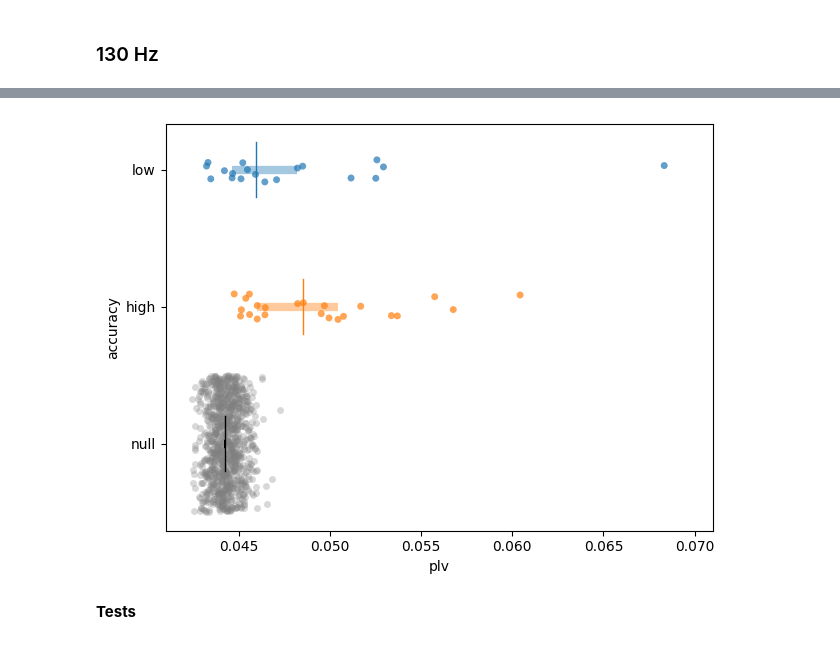
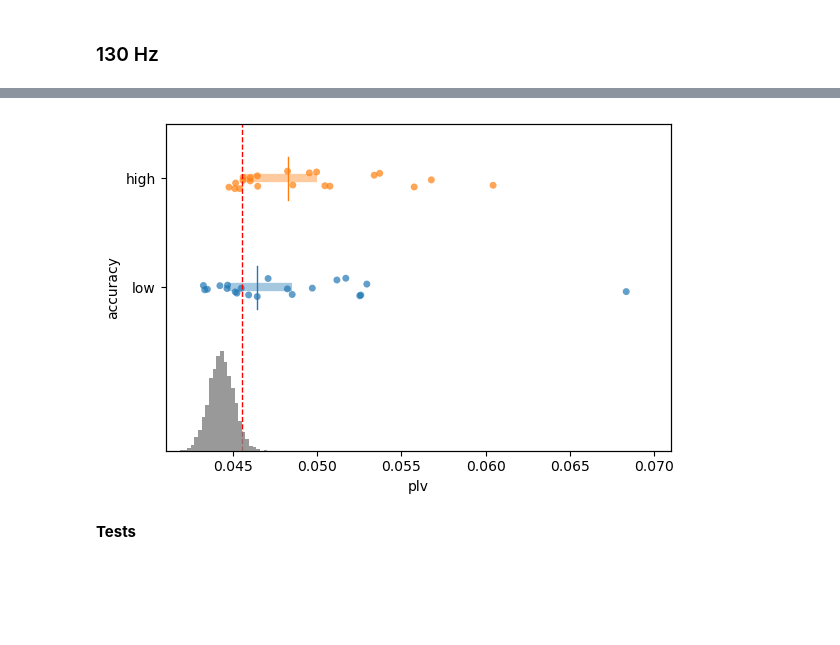
Before and after one commit to letitiayhho/tone-target-monitoring, a Jupyter notebook: analysis/plv.ipynb, the cells around one changed output, grey strips where cells are left out. Saved outputs shown, nothing was run; the diff lists cells and outputs as text; code cells hidden in the pictures; blank space fills up the shorter version.

Commit message:
Add PLV figs with his for null

```diff
--- a/analysis/plv.ipynb
+++ b/analysis/plv.ipynb
@@ -102,7 +88,8 @@ def cohens_r(n1, n2, z):
 # %%
 palette_tab10 = sns.color_palette("tab10", 10)
 # %%
-pd.read_csv('plvs-accuracy.csv')
+plvs = pd.read_csv('plvs-accuracy.csv')
+plvs
 # %% [output]
 |  | subj | stim_freq | draw | plv | accuracy | accuracy_group |
 | 0 | 7 | 130 | 1 | 0.030975 | 0.915718 | low |
@@ -159,41 +150,47 @@ high BCa 95% CI: [0.04602568] [0.05045459]
 0
 # %%
+fig, ax = plt.subplots(figsize=(6,4))
+
 # Plot
 plvs_130 = plvs[plvs.stim_freq == 130]
 plvs_130 = plvs_130.groupby(['subj', 'accuracy_group'], as_index=False)['plv'].mean()
 plvs_130 = pd.concat([plvs_130, null])
 
 sns.stripplot(
+    ax = ax,
     data=plvs_130[plvs_130.accuracy_group!="null"],
     x="plv", y="accuracy_group", hue="accuracy_group",
     palette={"low": palette_tab10[0], "high": palette_tab10[1]},
-    jitter=0.1, alpha = 0.7
+    jitter=0.1, alpha = 0.7,
 )
-sns.stripplot(
-    data=plvs_130[plvs_130.accuracy_group=="null"],
-    x="plv", y="accuracy_group",
-    jitter=0.5, color="gray", alpha = 0.3
-)
+ax.legend
+ax.set_ylim(-1.5, 1.5)
+ax.set_xlim(0.041, 0.071)
+ax.set_ylabel("accuracy")
+ax.legend_.remove()
+
+ax2 = ax.twinx()
+ax2.hist(plvs_130[plvs_130.accuracy_group=="null"].plv, alpha = 0.8, color = 'grey', bins = 26)
+ax2.set_ylim(0, 2000)
+ax2.set_yticks([])
+ax2.set_ylabel("")
 
 colors = [palette_tab10[0], palette_tab10[1], 'black']
 med = plvs_130.loc[plvs_130["accuracy_group"] == 'low', "plv"].median()
-plt.plot([med, med], [0-0.2, 0+0.2], color=colors[0], lw=1)
-plt.hlines(0, cis['low'][0], cis['low'][1], color=colors[0], linewidth=6, alpha = 0.4)
+ax.plot([med, med], [0-0.2, 0+0.2], color=colors[0], lw=1)
+ax.hlines(0, cis['low'][0], cis['low'][1], color=colors[0], linewidth=6, alpha = 0.4)
 
 med = plvs_130.loc[plvs_130["accuracy_group"] == 'high', "plv"].median()
-plt.plot([med, med], [1-0.2, 1+0.2], color=colors[1], lw=1)
-plt.hlines(1, cis['high'][0], cis['high'][1], color=colors[1], linewidth=6, alpha = 0.4)
+ax.plot([med, med], [1-0.2, 1+0.2], color=colors[1], lw=1)
+ax.hlines(1, cis['high'][0], cis['high'][1], color=colors[1], linewidth=6, alpha = 0.4)
 
 med = plvs_130.loc[plvs_130["accuracy_group"] == 'null', "plv"].median()
-plt.plot([med, med], [2-0.2, 2+0.2], color=colors[2], lw=1, zorder = 10)
-plt.hlines(2, cis['null'][0], cis['null'][1], color=colors[2], linewidth=6, alpha = 1, zorder = 11)
+ax.axvline(x = CI95, lw = 1, linestyle = '--', color = 'red', zorder = 9)
 
-plt.xlim(0.041, 0.071)
-plt.ylabel("accuracy")
 plt.tight_layout()
 plt.savefig("../figs/PLV-130-hz-scatter.png", dpi = 300)
 # %% [output]
-[figure, old version]
+[figure, new version]
 # %% [markdown]
 **Tests**
 # %%
```
Also changed, not shown: parts of 13 cells of this notebook.
